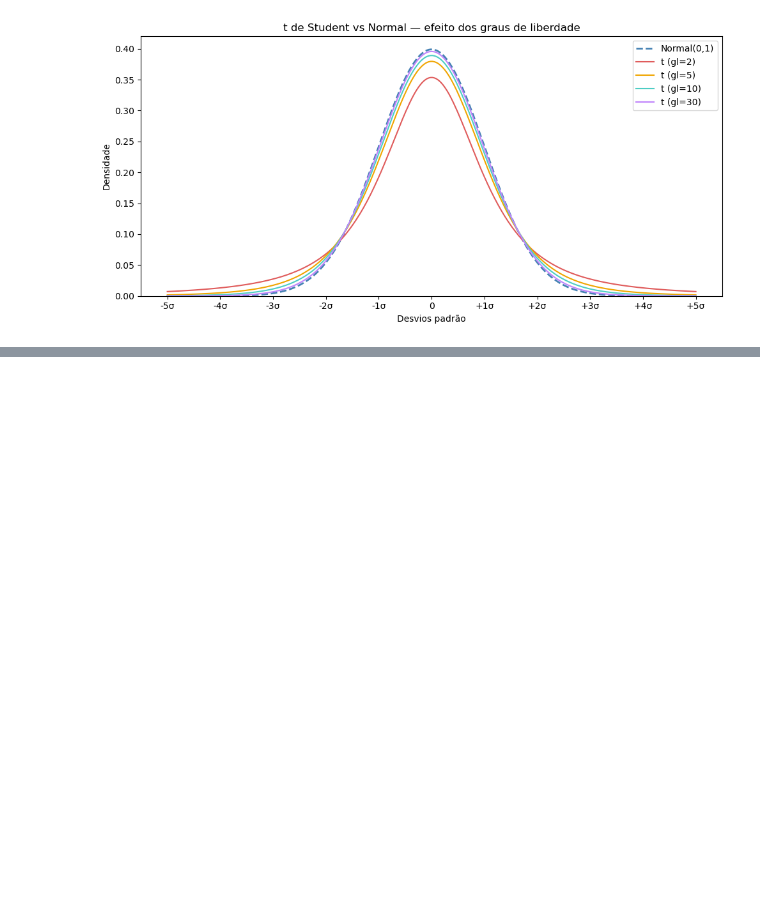
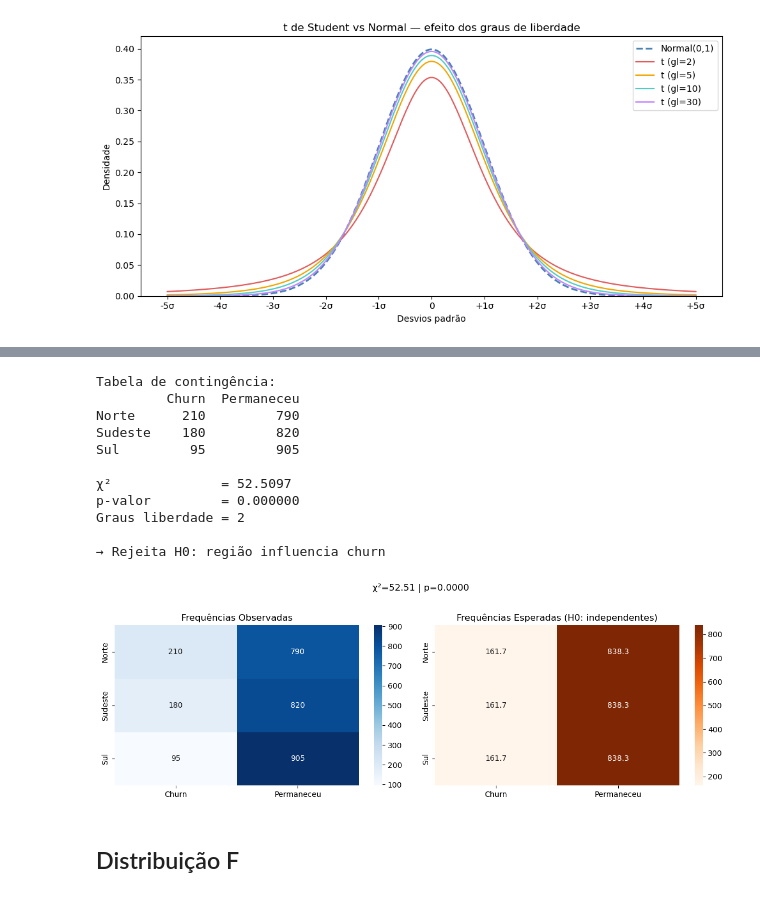
Before and after one commit to blsribeiro83/mba-data-science, a Jupyter notebook: 01-estatistica/02.distribuicao_probabilidade.ipynb, the cells around one changed output, grey strips where cells are left out. Saved outputs shown, nothing was run; the diff lists cells and outputs as text; code cells hidden in the pictures; blank space fills up the shorter version.

```diff
--- a/01-estatistica/02.distribuicao_probabilidade.ipynb
+++ b/01-estatistica/02.distribuicao_probabilidade.ipynb
@@ -535,0 +683,53 @@ plt.show()
+# %%
+# Teste de independência
+import pandas as pd
+from scipy.stats import chi2_contingency
+import seaborn as sns
+
+# ── Contexto: região x churn ──────────────────────────────
+tabela = pd.DataFrame({
+    "Churn"      : [210, 180, 95],
+    "Permaneceu" : [790, 820, 905]
+}, index=["Norte", "Sudeste", "Sul"])
+
+print("Tabela de contingência:")
+print(tabela)
+
+# ── Teste ─────────────────────────────────────────────────
+chi2, p_valor, gl, esperado = chi2_contingency(tabela)
+
+print(f"\nχ²              = {chi2:.4f}")
+print(f"p-valor         = {p_valor:.6f}")
+print(f"Graus liberdade = {gl}")
+print(f"\n→ {'Rejeita H0: região influencia churn' if p_valor < 0.05 else 'Não rejeita H0: independentes'}")
+
+# ── Heatmap observado vs esperado ─────────────────────────
+fig, axes = plt.subplots(1, 2, figsize=(12, 4))
+
+sns.heatmap(tabela, annot=True, fmt="d",
+            cmap="Blues", ax=axes[0])
+axes[0].set_title("Frequências Observadas")
+
+esp_df = pd.DataFrame(esperado.round(1),
+                      index=tabela.index,
+                      columns=tabela.columns)
+sns.heatmap(esp_df, annot=True, fmt=".1f",
+            cmap="Oranges", ax=axes[1])
+axes[1].set_title("Frequências Esperadas (H0: independentes)")
+
+plt.suptitle(f"χ²={chi2:.2f} | p={p_valor:.4f}", y=1.02)
+plt.tight_layout()
+plt.show()
+# %% [output]
+Tabela de contingência:
+         Churn  Permaneceu
+Norte      210         790
+Sudeste    180         820
+Sul         95         905
+
+χ²              = 52.5097
+p-valor         = 0.000000
+Graus liberdade = 2
+
+→ Rejeita H0: região influencia churn
+[figure, added]
@@ -535,0 +745,2 @@ plt.show()
+# %% [markdown]
+## Distribuição F
```
Also changed, not shown: parts of 29 cells of this notebook, 1 other file.
